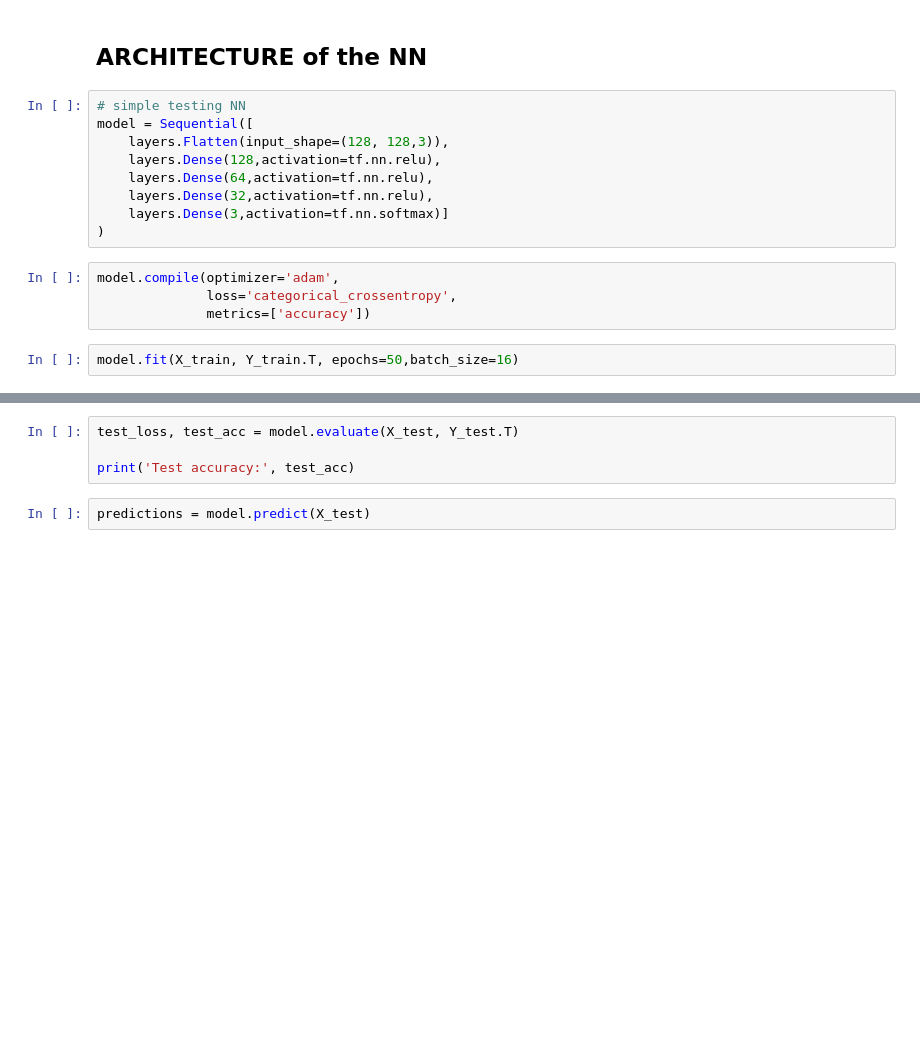
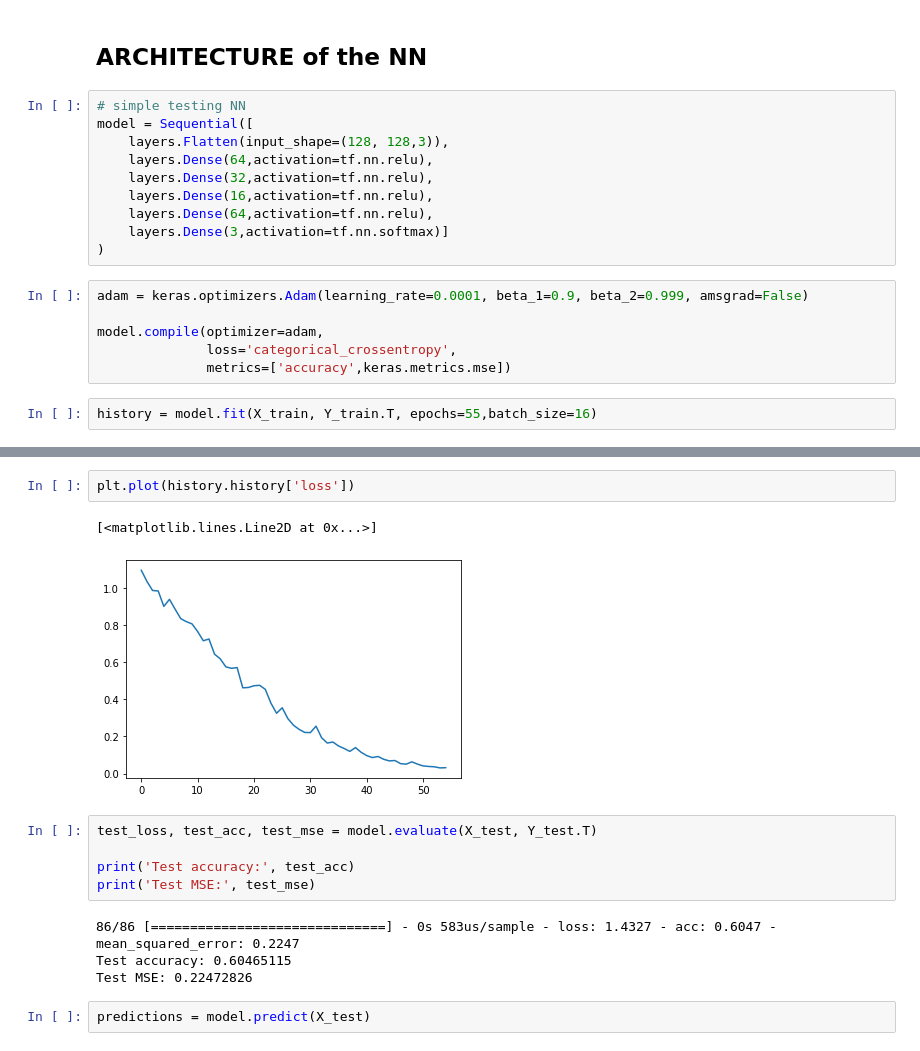
Before and after one commit to MehdiN/snakes-classification, a Jupyter notebook: Basic Sequentiel Network.ipynb, the cells around one changed output, grey strips where cells are left out. Cells and saved outputs as stored; diff of their text form; blank space fills up the shorter version.

Commit message:
Reduced the learning rate for adam optimizer

```diff
--- a/Basic Sequentiel Network.ipynb
+++ b/Basic Sequentiel Network.ipynb
@@ -103,15 +110,18 @@ print(Y_test.shape)
 # simple testing NN
 model = Sequential([
     layers.Flatten(input_shape=(128, 128,3)),
-    layers.Dense(128,activation=tf.nn.relu),
     layers.Dense(64,activation=tf.nn.relu),
     layers.Dense(32,activation=tf.nn.relu),
+    layers.Dense(16,activation=tf.nn.relu),
+    layers.Dense(64,activation=tf.nn.relu),
     layers.Dense(3,activation=tf.nn.softmax)]
 )
-# %%
-model.compile(optimizer='adam',
-              loss='categorical_crossentropy',
-              metrics=['accuracy'])
+# %%
+adam = keras.optimizers.Adam(learning_rate=0.0001, beta_1=0.9, beta_2=0.999, amsgrad=False)
+
+model.compile(optimizer=adam,
+              loss='categorical_crossentropy',
+              metrics=['accuracy',keras.metrics.mse])
 # %%
-model.fit(X_train, Y_train.T, epochs=50,batch_size=16)
+history = model.fit(X_train, Y_train.T, epochs=55,batch_size=16)
 # %% [output]
@@ -140,7 +145,17 @@ Epoch 50/50
+# %%
+plt.plot(history.history['loss'])
+# %% [output]
+[<matplotlib.lines.Line2D at 0x...>]
+[figure, added]
 # %%
-test_loss, test_acc = model.evaluate(X_test, Y_test.T)
+test_loss, test_acc, test_mse = model.evaluate(X_test, Y_test.T)
 
 print('Test accuracy:', test_acc)
+print('Test MSE:', test_mse)
+# %% [output]
+86/86 [==============================] - 0s 583us/sample - loss: 1.4327 - acc: 0.6047 - mean_squared_error: 0.2247
+Test accuracy: 0.60465115
+Test MSE: 0.22472826
 # %%
 predictions = model.predict(X_test)
 # %%
```
Also changed, not shown: parts of 10 cells of this notebook.
